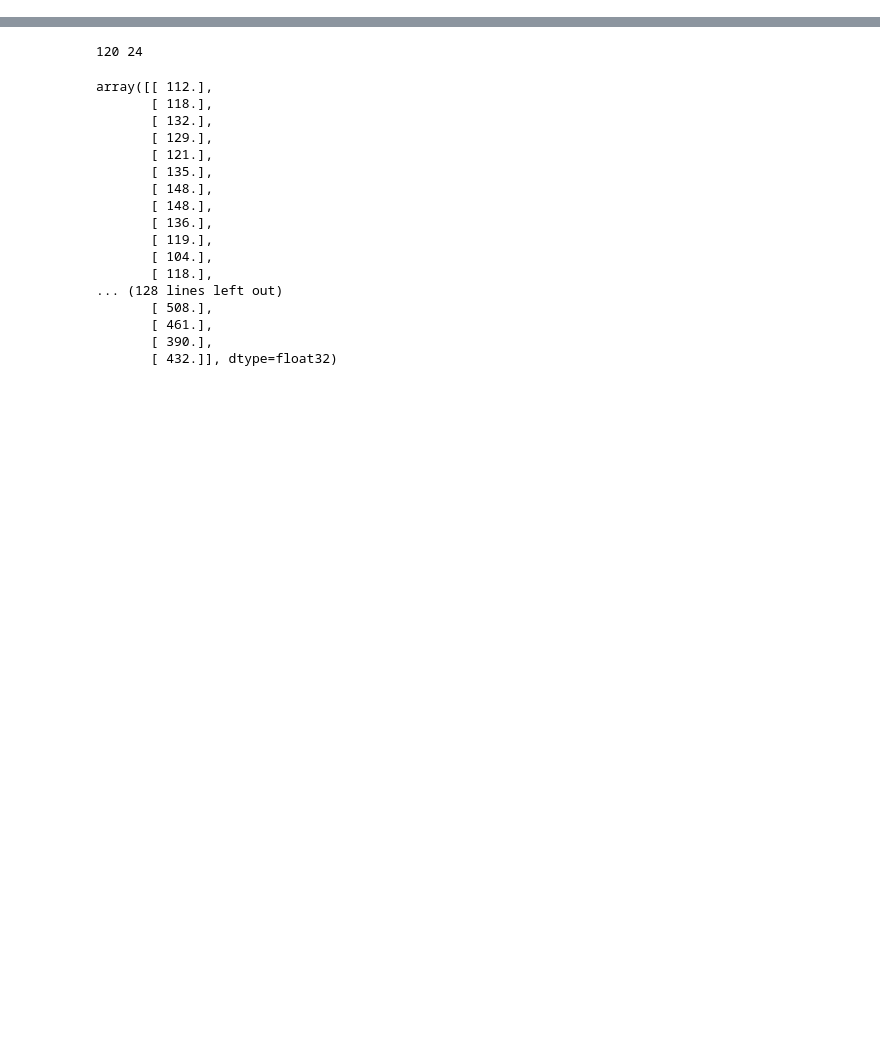
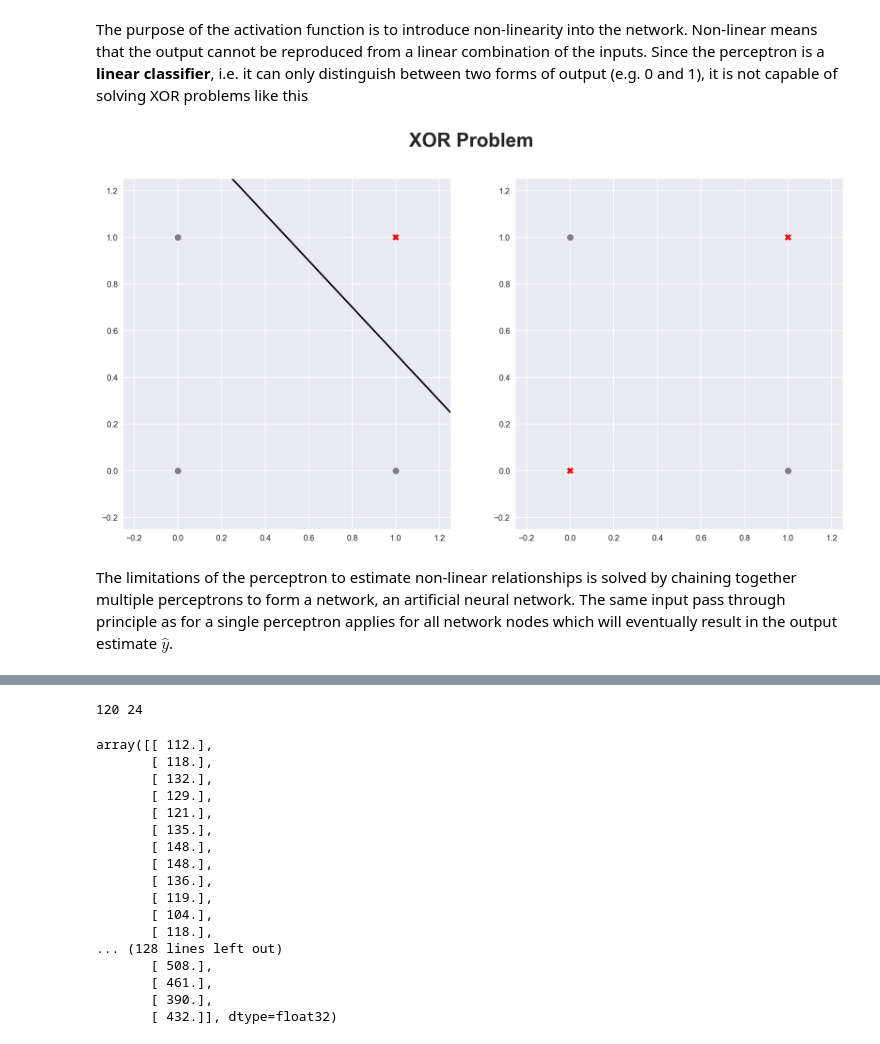
Before and after one commit to dacatay/time-series-analysis, a Jupyter notebook: 07_Forecasting_ANN.ipynb, the cells around one changed output, grey strips where cells are left out. Drawn from its saved outputs; the diff is of its cells as text; code cells hidden in the pictures; blank space fills up the shorter version.

```diff
--- a/07_Forecasting_ANN.ipynb
+++ b/07_Forecasting_ANN.ipynb
@@ -98,0 +88,25 @@ A supervised learing problem requires data of the form $(y, X)$ where $y$ is the
+# %% [markdown]
+The purpose of the activation function is to introduce non-linearity into the network. Non-linear means that the output cannot be reproduced from a linear combination of the inputs. Since the perceptron is a **linear classifier**, i.e. it can only distinguish between two forms of output (e.g. 0 and 1), it is not capable of solving XOR problems like this
+# %%
+# initialize figur and axes
+fig, axes = plt.subplots(1, 2, sharey=False, sharex=False);
+fig.suptitle('XOR Problem', fontsize=24, fontweight='bold')
+
+# classifiable plot
+axes[0].plot([0,0,1], [0,1,0], 'o', color='grey')
+axes[0].plot([1], [1], 'X', color='red')
+axes[0].plot([0.25, 1.25], [1.25, 0.25], color='black')
+axes[0].set_xlim((-0.25, 1.25))
+axes[0].set_ylim((-0.25, 1.25))
+
+# unclassifiable plot
+axes[1].plot([0,1], [1,0], 'o', color='grey')
+axes[1].plot([0, 1], [0, 1], 'X', color='red')
+axes[1].set_xlim((-0.25, 1.25))
+axes[1].set_ylim((-0.25, 1.25))
+
+plt.show()
+# %% [output]
+[figure, added]
+# %% [markdown]
+The limitations of the perceptron to estimate non-linear relationships is solved by chaining together multiple perceptrons to form a network, an artificial neural network. The same input pass through principle as for a single perceptron applies for all network nodes which will eventually result in the output estimate $\hat{y}$.
```
Also changed, not shown: parts of 28 cells of this notebook, 8 other files.
